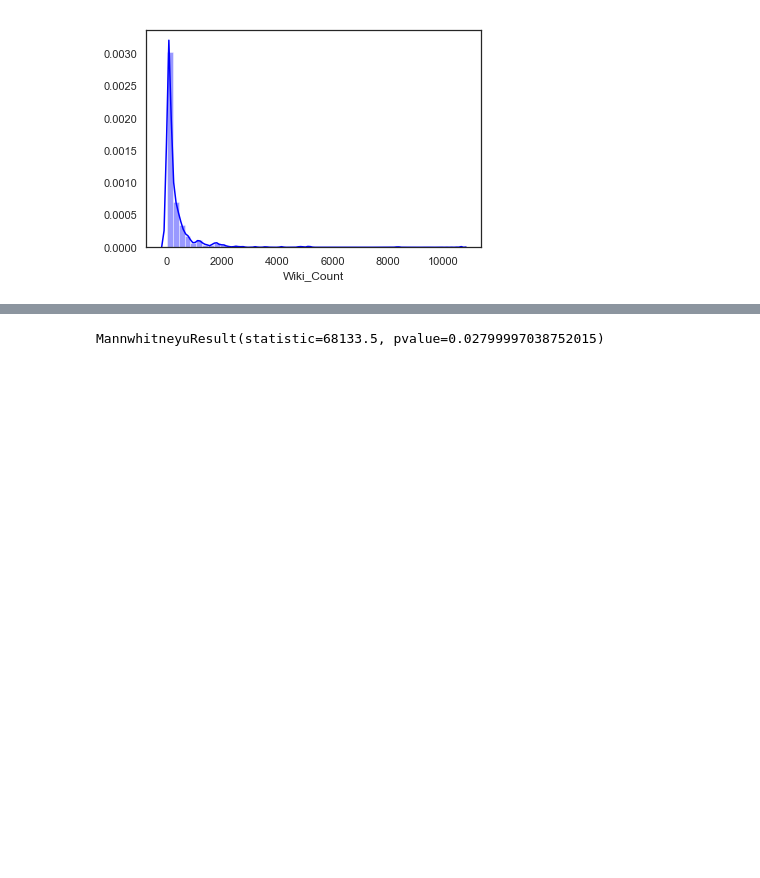
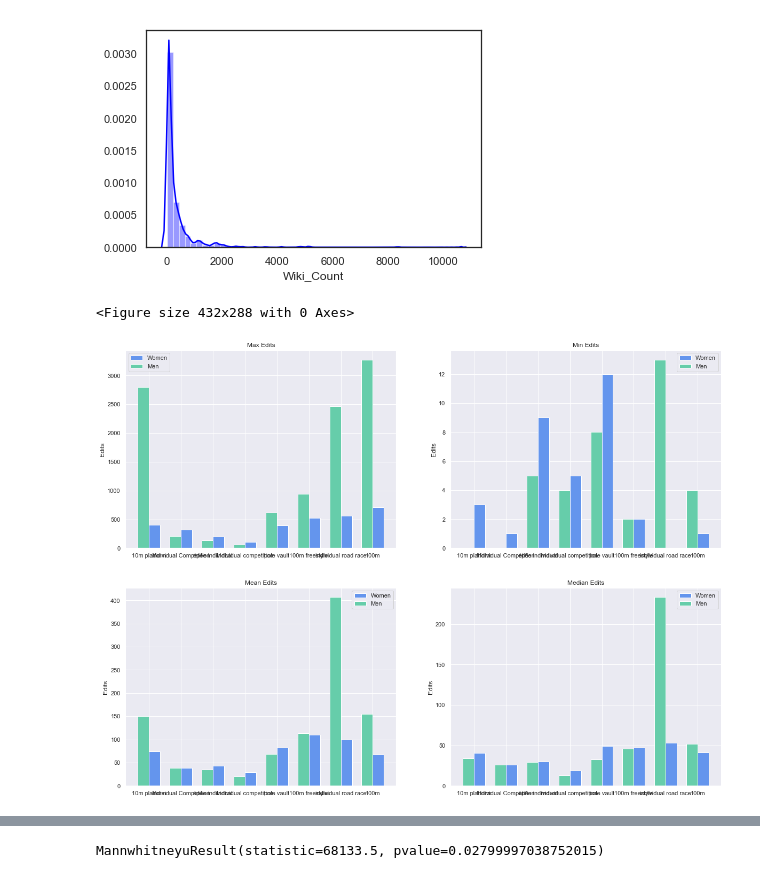
Before and after one commit to Tumbraegel/data-science-project, a Jupyter notebook: Get_Wiki_Count/Data_Analysis.ipynb, the cells around one changed output, grey strips where cells are left out. Drawn from its saved outputs; the diff is of its cells as text; code cells hidden in the pictures; blank space fills up the shorter version.

Commit message:
added some plots for edits, updated conda env

```diff
--- a/Get_Wiki_Count/Data_Analysis.ipynb
+++ b/Get_Wiki_Count/Data_Analysis.ipynb
@@ -294,3 +291,23 @@ sns.distplot(alldata.Wiki_Count, color="blue")
 # %% [output]
 <matplotlib.axes._subplots.AxesSubplot at 0x...>
 [figure]
+# %%
+#Extreme values on edit column
+def edit_extremes_per_sport(data, gender):
+    disciplines = data.Event.unique()
+    cols = ['Max_Edits', 'Min_Edits', 'Mean_Edits', 'Median_Edits']
+    max = []
+    min = []
+    mean = []
+    median = []
+    all_data_for_spec_gender = data.loc[data['Gender'] == gender]
+    for discipline in disciplines:
+        all_for_discipline = all_data_for_spec_gender.loc[all_data_for_spec_gender['Event'] == discipline]
+        max.append(all_for_discipline.Edits.max())
+        min.append(all_for_discipline.Edits.min())
+        mean.append(all_for_discipline.Edits.mean())
+        median.append(all_for_discipline.Edits.median())
+    return pd.DataFrame({'Max_Edits' :np.asarray(max),
+                         'Min_Edits' :np.asarray(min),
+                         'Mean_Edits':np.asarray(mean),
+                         'Median_Edits':np.asarray(median)}, index=disciplines)
@@ -296,0 +362,5 @@ sns.distplot(alldata.Wiki_Count, color="blue")
+# %%
+plot_edits(alldata)
+# %% [output]
+<Figure size 432x288 with 0 Axes>
+[figure, added]
```
Also changed, not shown: parts of 3 cells of this notebook, 1 other file.
